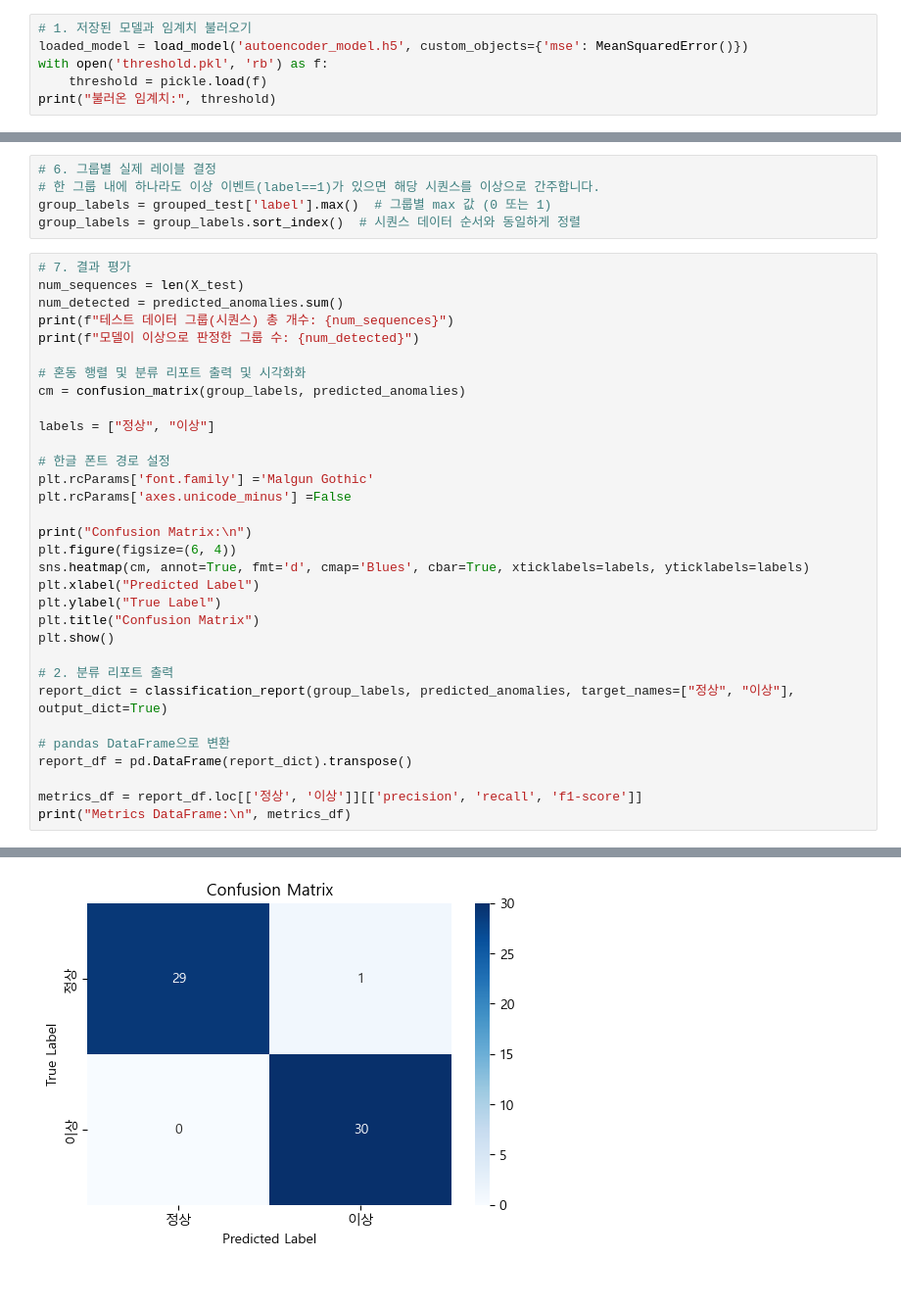
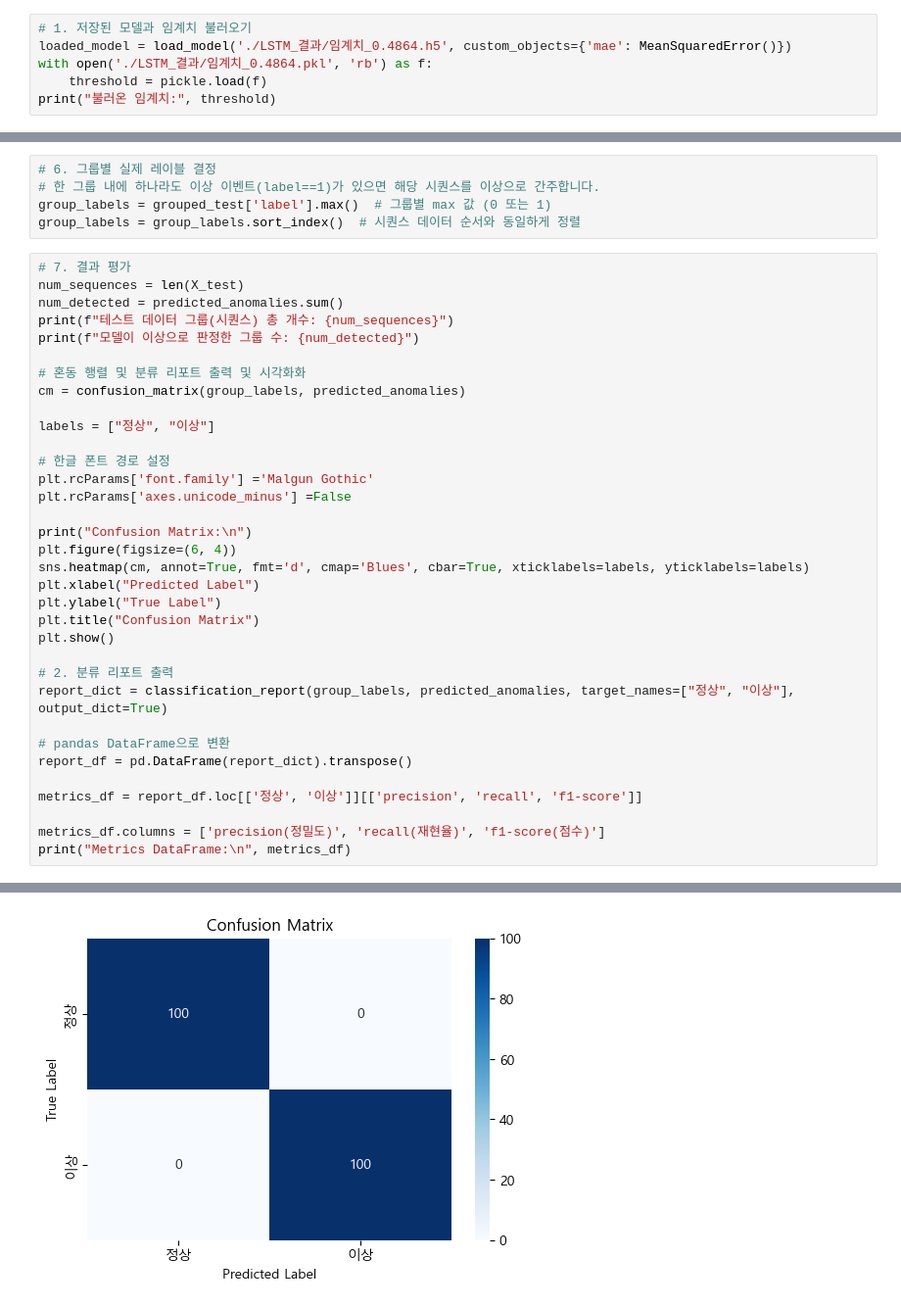
Before and after one commit to lenoau/AI_Project, a Jupyter notebook: Deep_Learning/LSTM_Test.ipynb, the cells around one changed output, grey strips where cells are left out. Shown at 98% size. Drawn from its saved outputs; the diff is of its cells as text.

```diff
--- a/Deep_Learning/LSTM_Test.ipynb
+++ b/Deep_Learning/LSTM_Test.ipynb
@@ -13,8 +13,8 @@ from sklearn.metrics import confusion_matrix, classification_report
 import seaborn as sns
 # %%
 # 1. 저장된 모델과 임계치 불러오기
-loaded_model = load_model('autoencoder_model.h5', custom_objects={'mse': MeanSquaredError()})
-with open('threshold.pkl', 'rb') as f:
+loaded_model = load_model('./LSTM_결과/임계치_0.4864.h5', custom_objects={'mae': MeanSquaredError()})
+with open('./LSTM_결과/임계치_0.4864.pkl', 'rb') as f:
     threshold = pickle.load(f)
 print("불러온 임계치:", threshold)
 # %% [output]
@@ -119,5 +119,7 @@ report_dict = classification_report(group_labels, predicted_anomalies, target_na
 report_df = pd.DataFrame(report_dict).transpose()
 
 metrics_df = report_df.loc[['정상', '이상']][['precision', 'recall', 'f1-score']]
+
+metrics_df.columns = ['precision(정밀도)', 'recall(재현율)', 'f1-score(점수)']
 print("Metrics DataFrame:\n", metrics_df)
 # %% [output]
@@ -126,3 +128,3 @@ print("Metrics DataFrame:\n", metrics_df)
 Confusion Matrix:
-[figure, old version]
+[figure, new version]
 Metrics DataFrame:
```
Also changed, not shown: parts of 4 cells of this notebook, 14 other files.
